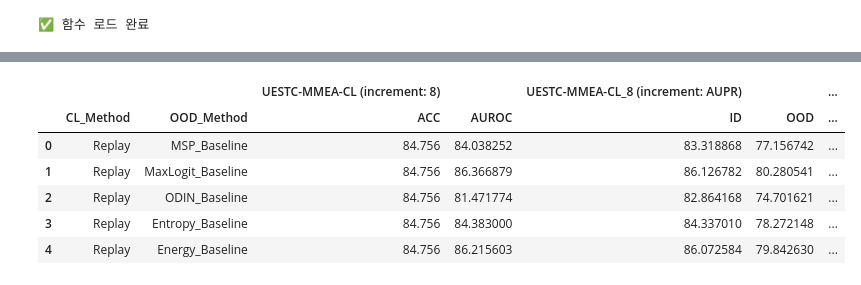
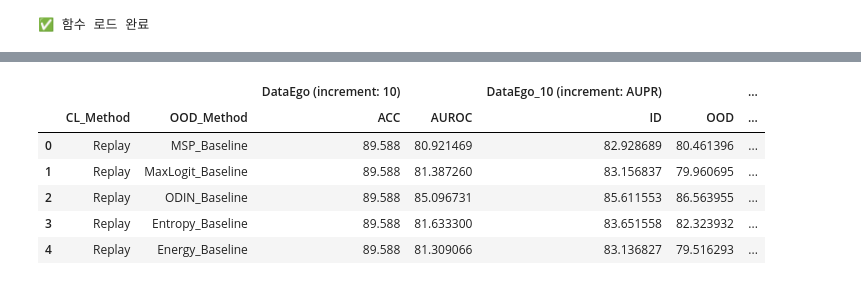
Before and after one commit to HyeJeongIm/MMEA-OWCL, a Jupyter notebook: notebook/4.extract_eval_from_wandb.ipynb, the cells around one changed output, grey strips where cells are left out. Cells and saved outputs as stored; diff of their text form; code cells hidden in the pictures.

Commit message:
feat: add fusion_type filtering

```diff
--- a/notebook/4.extract_eval_from_wandb.ipynb
+++ b/notebook/4.extract_eval_from_wandb.ipynb
@@ -192,7 +211,7 @@ from openpyxl.utils import get_column_letter
 
 def create_ood_result_table(df, datasets=['DataEgo', 'UESTC-MMEA-CL'], increments=[2],
                             modality='All', seeds=[1993, 1994, 1995, 1996, 1997],
-                            cl_methods=None, ood_methods=None):
+                            cl_methods=None, ood_methods=None, fusion_type=None):
     """OOD 결과를 표 형태로 생성"""
     if cl_methods is None:
         cl_methods = ['Replay', 'iCaRL', 'EWC', 'LwF']
@@ -216,6 +235,8 @@ def create_ood_result_table(df, datasets=['DataEgo', 'UESTC-MMEA-CL'], increment
                         filtered = filtered[filtered['increment'] == increment]
                     if 'seed' in df.columns:
                         filtered = filtered[filtered['seed'].isin(seeds)]
+                    if fusion_type is not None and 'fusion_type' in df.columns:
+                        filtered = filtered[filtered['fusion_type'] == fusion_type]
 
                     prefix = f"{dataset}_{increment}"
 
@@ -320,10 +341,15 @@ print("✅ 함수 로드 완료")
 # 4. 테이블 생성 및 저장
 
 # 설정
-target_datasets = ['UESTC-MMEA-CL'] # 'UESTC-MMEA-CL', 'DataEgo'
-target_increments = [8, 4, 2]  # 각 increment에 대해 별도 파일 생성
+target_datasets = ['DataEgo'] # 'UESTC-MMEA-CL', 'DataEgo'
+target_increments = [10, 5, 2]  # 각 increment에 대해 별도 파일 생성
 target_modality = 'All'
 target_seeds = [1993, 1994, 1995, 1996, 1997]
+target_fusion_types = ['auxiliary_head_v2_7']  # 'concat', 'auxiliary_head_v2_7'
+
+# 출력 디렉토리 설정
+output_dir = notebook_dir / 'results'
+output_dir.mkdir(parents=True, exist_ok=True)
 
 print("=" * 100)
 print("🔄 OOD 결과 테이블 생성 시작")
@@ -332,47 +358,52 @@ print(f"\n전체 설정:")
 print(f"  • 데이터셋: {target_datasets}")
 print(f"  • Increment: {target_increments}")
 print(f"  • 모달리티: {target_modality}")
+print(f"  • Fusion Types: {target_fusion_types}")
 print(f"  • 시드: {target_seeds}")
-print(f"\n각 increment에 대해 별도의 엑셀 파일을 생성합니다.\n")
+print(f"\n각 increment와 fusion_type에 대해 별도의 엑셀 파일을 생성합니다.\n")
 
-# 각 increment에 대해 반복
-for increment in target_increments:
-    print("\n" + "=" * 100)
-    print(f"📊 Increment {increment} 처리 중...")
-    print("=" * 100)
+# 각 fusion_type과 increment에 대해 반복
+for fusion_type in target_fusion_types:
+    for increment in target_increments:
+        print("\n" + "=" * 100)
+        print(f"📊 Fusion Type: {fusion_type}, Increment {increment} 처리 중...")
+        print("=" * 100)
 
-    # 동적 파일명 생성
-    dataset_str = '-'.join(target_datasets)
-    output_filename = f'results/ood_results_{dataset_str}_inc{increment}_{target_modality}.xlsx'
+        # 동적 파일명 생성 (fusion_type에 따라 버전 접두사 추가)
+        version_prefix = 'v2' if fusion_type == 'auxiliary_head_v2_7' else 'v1'
+        dataset_str = '-'.join(target_datasets)
+        output_filename = output_dir / f'{version_prefix}_ood_results_{dataset_str}_inc{increment}_{target_modality}_{fusion_type}.xlsx'
 
-    print(f"\n현재 설정:")
-    print(f"  • Increment: {increment}")
-    print(f"  • 출력: {output_filename}")
+        print(f"\n현재 설정:")
+        print(f"  • Fusion Type: {fusion_type}")
+        print(f"  • Increment: {increment}")
+        print(f"  • 출력: {output_filename}")
 
-    # 테이블 생성
-    ood_table = create_ood_result_table(
-        df=df,
-        datasets=target_datasets,
-        increments=[increment],  # 단일 increment
-        modality=target_modality,
-        seeds=target_seeds
-    )
+        # 테이블 생성
+        ood_table = create_ood_result_table(
+            df=df,
+            datasets=target_datasets,
+            increments=[increment],  # 단일 increment
+            modality=target_modality,
+            seeds=target_seeds,
+            fusion_type=fusion_type  # fusion_type 필터링 추가
+        )
 
-    print(f"\n✅ 테이블 생성 완료: {ood_table.shape[0]} rows × {ood_table.shape[1]} columns")
+        print(f"\n✅ 테이블 생성 완료: {ood_table.shape[0]} rows × {ood_table.shape[1]} columns")
 
-    # 미리보기
-    print("\n📋 테이블 미리보기 (처음 5행)")
-    print("-" * 100)
-    display(ood_table.head(5))
+        # 미리보기
+        print("\n📋 테이블 미리보기 (처음 5행)")
+        print("-" * 100)
+        display(ood_table.head(5))
 
-    # 엑셀 저장
-    print("\n💾 엑셀 파일로 저장 중...")
-    save_ood_table_to_excel(ood_table, output_filename, apply_formatting=True)
+        # 엑셀 저장
+        print("\n💾 엑셀 파일로 저장 중...")
+        save_ood_table_to_excel(ood_table, str(output_filename), apply_formatting=True)
 
-    print(f"✅ 완료! 파일: {output_filename}")
+        print(f"✅ 완료! 파일: {output_filename}")
 
 print("\n" + "=" * 100)
-print(f"🎉 모든 작업 완료! 총 {len(target_increments)}개의 엑셀 파일이 생성되었습니다.")
+print(f"🎉 모든 작업 완료! 총 {len(target_fusion_types) * len(target_increments)}개의 엑셀 파일이 생성되었습니다.")
 print("=" * 100)
 # %% [output]
 ====================================================================================================
@@ -391,12 +422,12 @@ print("=" * 100)
 ✅ 테이블 생성 완료: 36 rows × 7 columns
 
 📋 테이블 미리보기 (처음 5행)
 ----------------------------------------------------------------------------------------------------
-|  |  |  | UESTC-MMEA-CL (increment: 8) |  | UESTC-MMEA-CL_8 (increment: AUPR) |  | ... |
+|  |  |  | DataEgo (increment: 10) |  | DataEgo_10 (increment: AUPR) |  | ... |
 |  | CL_Method | OOD_Method | ACC | AUROC | ID | OOD | ... |
-| 0 | Replay | MSP_Baseline | 84.756 | 84.038252 | 83.318868 | 77.156742 | ... |
-| 1 | Replay | MaxLogit_Baseline | 84.756 | 86.366879 | 86.126782 | 80.280541 | ... |
-| 2 | Replay | ODIN_Baseline | 84.756 | 81.471774 | 82.864168 | 74.701621 | ... |
-| 3 | Replay | Entropy_Baseline | 84.756 | 84.383000 | 84.337010 | 78.272148 | ... |
-| 4 | Replay | Energy_Baseline | 84.756 | 86.215603 | 86.072584 | 79.842630 | ... |
+| 0 | Replay | MSP_Baseline | 89.588 | 80.921469 | 82.928689 | 80.461396 | ... |
+| 1 | Replay | MaxLogit_Baseline | 89.588 | 81.387260 | 83.156837 | 79.960695 | ... |
+| 2 | Replay | ODIN_Baseline | 89.588 | 85.096731 | 85.611553 | 86.563955 | ... |
+| 3 | Replay | Entropy_Baseline | 89.588 | 81.633300 | 83.651558 | 82.323932 | ... |
+| 4 | Replay | Energy_Baseline | 89.588 | 81.309066 | 83.136827 | 79.516293 | ... |
 💾 엑셀 파일로 저장 중...
```
Also changed, not shown: parts of 5 cells of this notebook.
